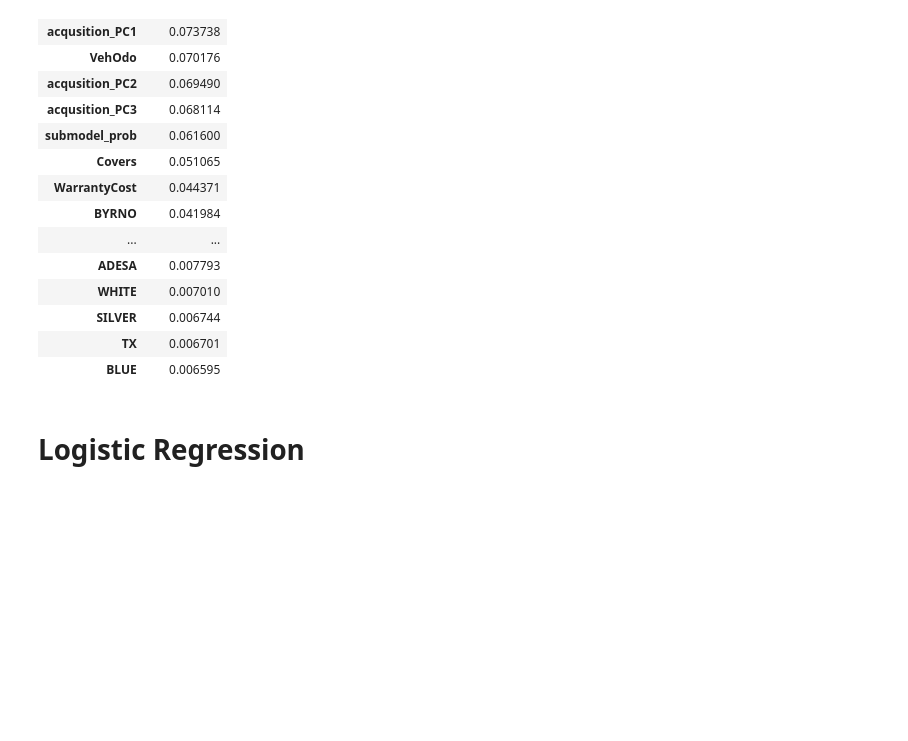
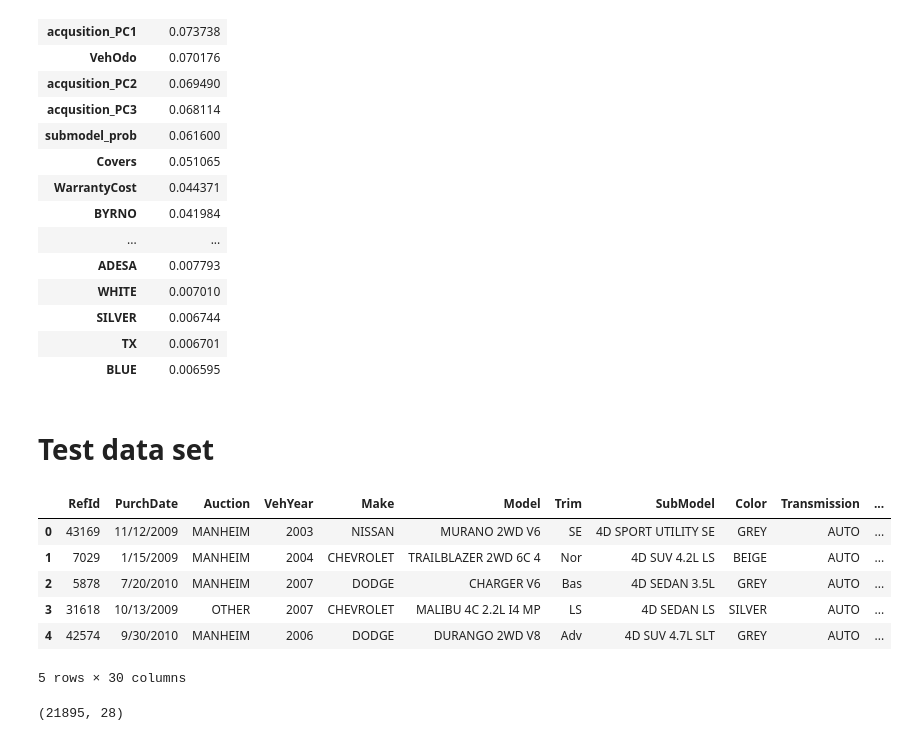
Before and after one commit to sukwkim/dont_get_kicked, a Jupyter notebook: Don't Get Kicked.ipynb, the cells around one changed output. Saved outputs shown, nothing was run; the diff lists cells and outputs as text; code cells hidden in the pictures; blank space fills up the shorter version.

```diff
--- a/Don't Get Kicked.ipynb
+++ b/Don't Get Kicked.ipynb
@@ -1356,5 +1390,21 @@ feature_importances_2.head(20)
 | SILVER | 0.006744 |
 | TX | 0.006701 |
 | BLUE | 0.006595 |
-# %% [markdown]
-# Logistic Regression
+# %% [markdown]
+# Test data set
+# %%
+input_test =pd.read_csv("/Users/kimjisun/Documents/simonKim/data 2/test_nw.csv")
+# %%
+input_test.head(5)
+# %% [output]
+|  | RefId | PurchDate | Auction | VehYear | Make | Model | Trim | SubModel | Color | Transmission | ... |
+| 0 | 43169 | 11/12/2009 | MANHEIM | 2003 | NISSAN | MURANO 2WD V6 | SE | 4D SPORT UTILITY SE | GREY | AUTO | ... |
+| 1 | 7029 | 1/15/2009 | MANHEIM | 2004 | CHEVROLET | TRAILBLAZER 2WD 6C 4 | Nor | 4D SUV 4.2L LS | BEIGE | AUTO | ... |
+| 2 | 5878 | 7/20/2010 | MANHEIM | 2007 | DODGE | CHARGER V6 | Bas | 4D SEDAN 3.5L | GREY | AUTO | ... |
+| 3 | 31618 | 10/13/2009 | OTHER | 2007 | CHEVROLET | MALIBU 4C 2.2L I4 MP | LS | 4D SEDAN LS | SILVER | AUTO | ... |
+| 4 | 42574 | 9/30/2010 | MANHEIM | 2006 | DODGE | DURANGO 2WD V8 | Adv | 4D SUV 4.7L SLT | GREY | AUTO | ... |
+5 rows × 30 columns
+# %%
+input_test.shape
+# %% [output]
+(21895, 28)
```
Also changed, not shown: parts of 94 cells of this notebook, 1 other file.
